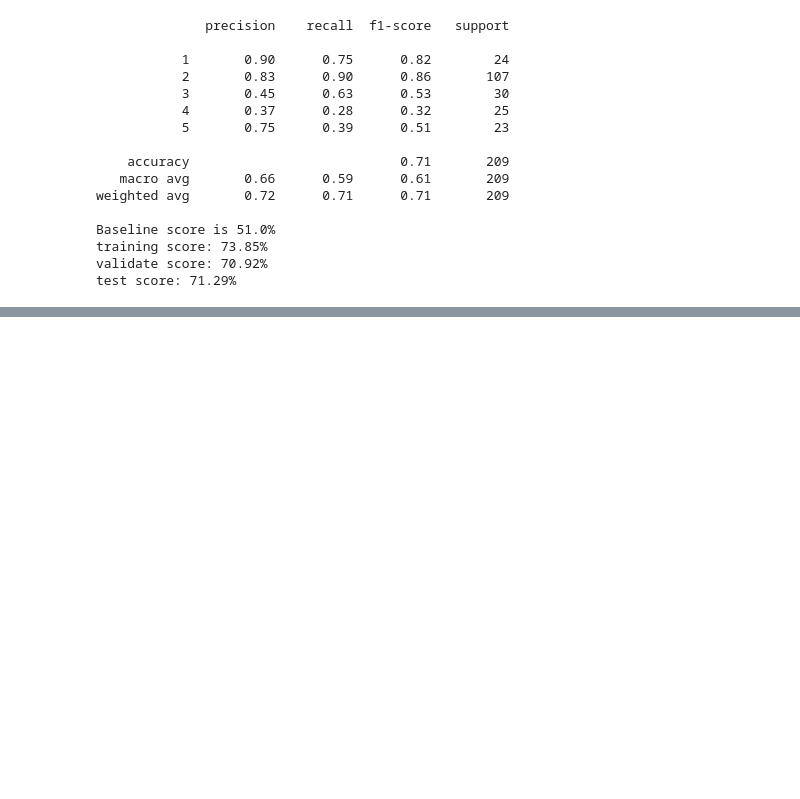
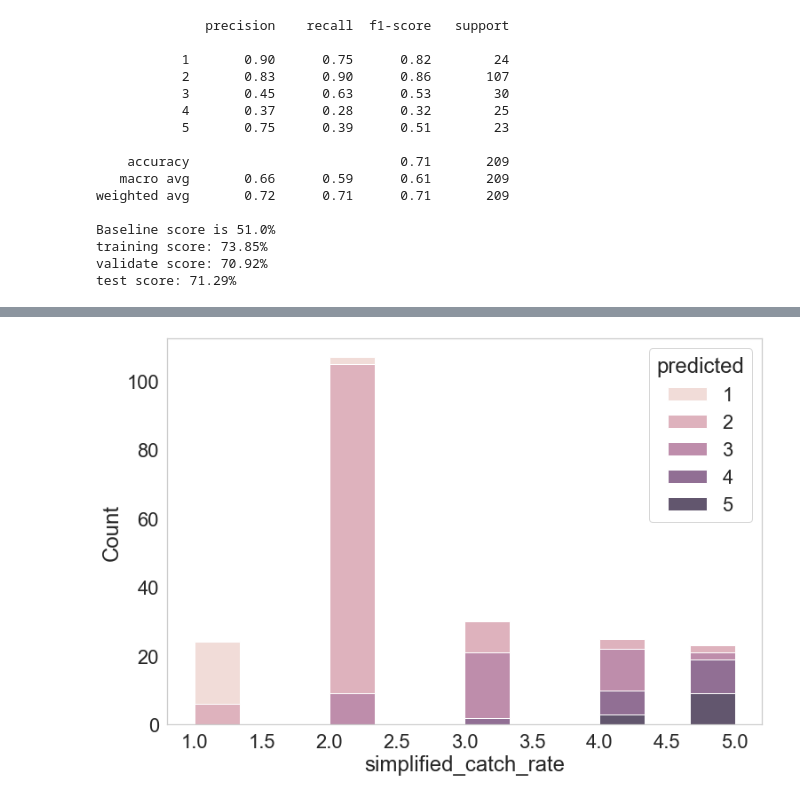
Before and after one commit to annah-vu/pokemon_project, a Jupyter notebook: final_catch_rates.ipynb, the cells around one changed output, grey strips where cells are left out. Drawn from its saved outputs; the diff is of its cells as text; code cells hidden in the pictures; blank space fills up the shorter version.

Commit message:
predictions

```diff
--- a/final_catch_rates.ipynb
+++ b/final_catch_rates.ipynb
@@ -811,0 +815,8 @@ test score: 71.29%
+# %%
+proba_test = tree.predict_proba(X_test)
+proba_df = pd.DataFrame(proba_test, columns=tree.classes_.tolist())
+reset_test = test.reset_index()
+test_proba_df = pd.concat([reset_test, proba_df], axis=1)
+
+test_proba_df['predicted'] = predicted_test
+test_proba_df.head()
@@ -811,0 +831,4 @@ test score: 71.29%
+# %%
+histplot(test_proba_df, 'simplified_catch_rate' , 'predicted')
+# %% [output]
+[figure, added]
```
Also changed, not shown: parts of 2 cells of this notebook.
